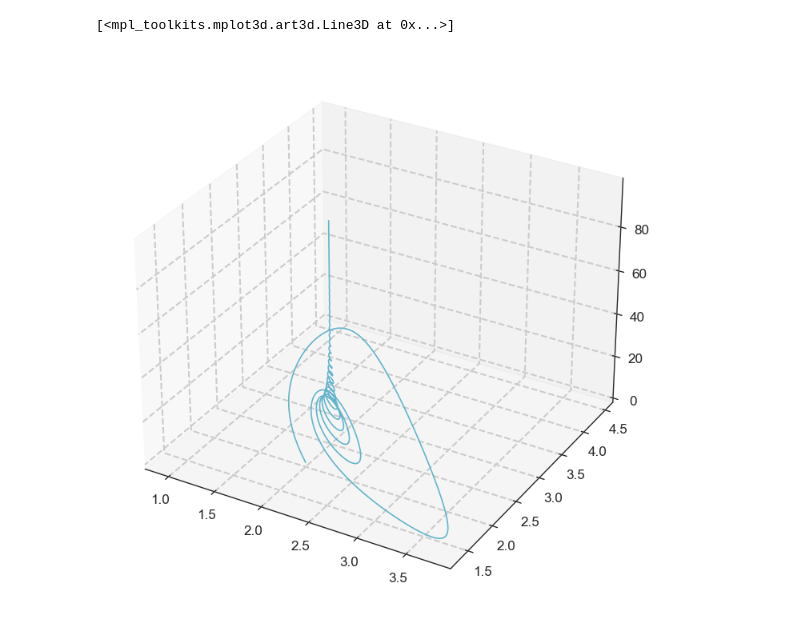
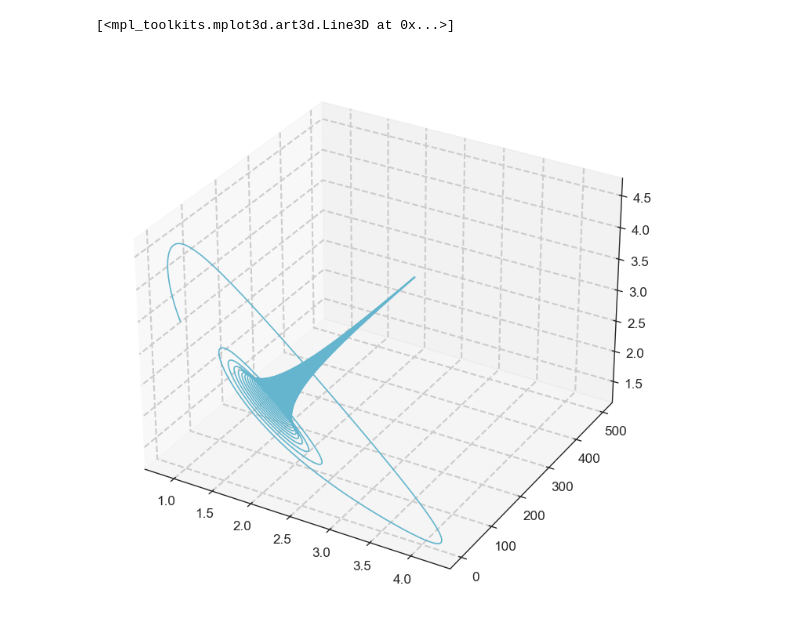
Before and after one commit to nielsdavidsen/PUK_2024, a Jupyter notebook: puk_start.ipynb, the cells around one changed output. Saved outputs shown, nothing was run; the diff lists cells and outputs as text; code cells hidden in the pictures.

```diff
--- a/puk_start.ipynb
+++ b/puk_start.ipynb
@@ -71,18 +71,18 @@ def euler(var_change, omega, dt, t_max):
 # %%
 
 omega = 1
-var_change = np.array([2, 2])
-dt = 0.01
-t_max = 100
+var_change = np.array([1, 3.5])
+dt = 0.001
+t_max = 500
 
 x_list, y_list, t_list = euler(var_change, omega, dt, t_max)
 x_star = x_mark(omega, a, d)
 y_star = y_mark(omega, a, b, c, d)
 
 # 3D plot
 fig = plt.figure(figsize=(16,9), dpi=100)
 ax = fig.add_subplot(111, projection='3d')
-ax.plot(x_list, y_list, t_list)
+ax.plot(x_list, t_list, y_list)
 # %% [output]
 [<mpl_toolkits.mplot3d.art3d.Line3D at 0x...>]
-[figure, old version]
+[figure, new version]
```
Also changed, not shown: parts of 7 cells of this notebook.
